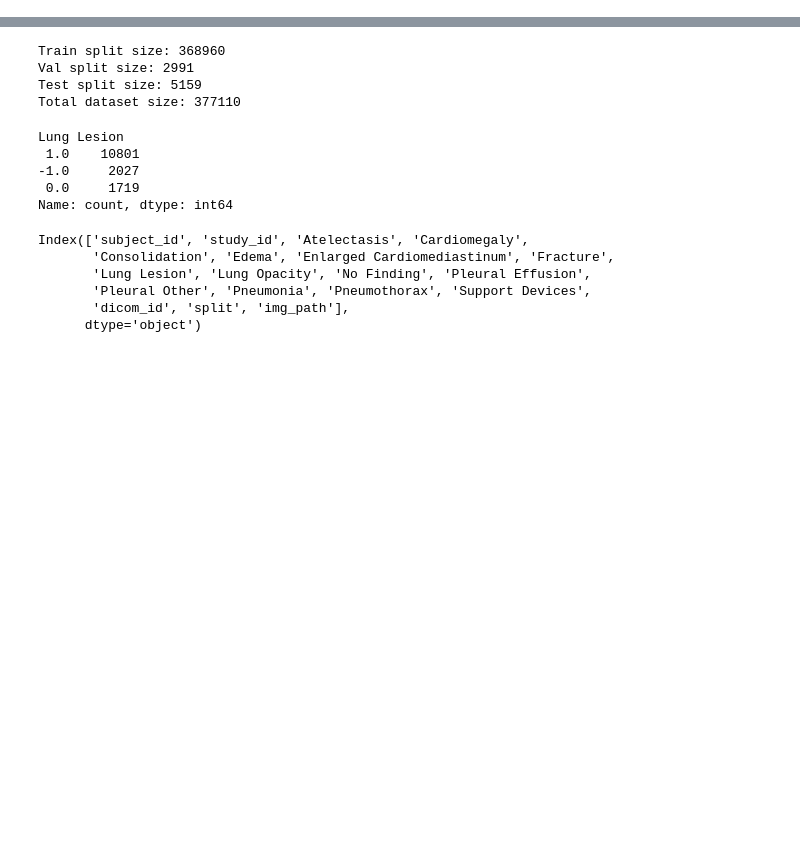
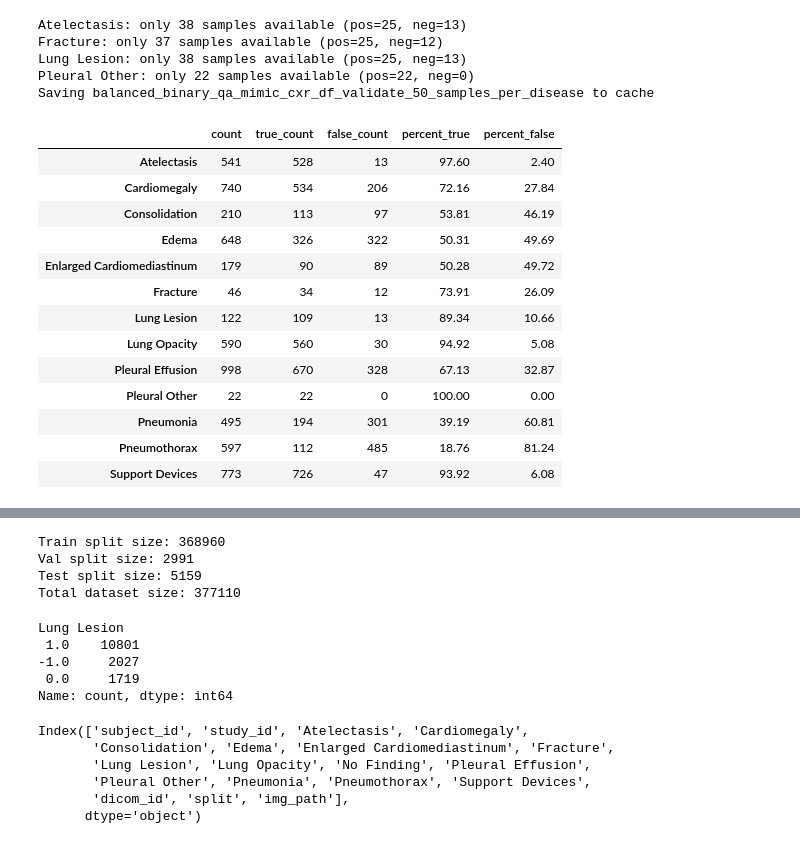
Before and after one commit to onurdenizguler/RewardingVisualDoubt, a Jupyter notebook: examinations/examine_mimic_cxr_dataset.ipynb, the cells around one changed output, grey strips where cells are left out. Saved outputs shown, nothing was run; the diff lists cells and outputs as text; code cells hidden in the pictures; blank space fills up the shorter version.

```diff
--- a/examinations/examine_mimic_cxr_dataset.ipynb
+++ b/examinations/examine_mimic_cxr_dataset.ipynb
@@ -13,0 +41,28 @@ mimic_cxr_df.head()
+# %%
+df = dataset.create_balanced_binary_qa_mimic_cxr_dataset_df(
+    mimic_cxr_df, split=dataset.DatasetSplit.VALIDATION, num_samples_per_disease=50
+)
+# %% [output]
+Atelectasis: only 38 samples available (pos=25, neg=13)
+Fracture: only 37 samples available (pos=25, neg=12)
+Lung Lesion: only 38 samples available (pos=25, neg=13)
+Pleural Other: only 22 samples available (pos=22, neg=0)
+Saving balanced_binary_qa_mimic_cxr_df_validate_50_samples_per_disease to cache
+# %%
+dataset_report = plot_mimic_cxr.create_binary_qa_dataset_report(df_melt)
+dataset_report["validate"]
+# %% [output]
+|  | count | true_count | false_count | percent_true | percent_false |
+| Atelectasis | 541 | 528 | 13 | 97.60 | 2.40 |
+| Cardiomegaly | 740 | 534 | 206 | 72.16 | 27.84 |
+| Consolidation | 210 | 113 | 97 | 53.81 | 46.19 |
+| Edema | 648 | 326 | 322 | 50.31 | 49.69 |
+| Enlarged Cardiomediastinum | 179 | 90 | 89 | 50.28 | 49.72 |
+| Fracture | 46 | 34 | 12 | 73.91 | 26.09 |
+| Lung Lesion | 122 | 109 | 13 | 89.34 | 10.66 |
+| Lung Opacity | 590 | 560 | 30 | 94.92 | 5.08 |
+| Pleural Effusion | 998 | 670 | 328 | 67.13 | 32.87 |
+| Pleural Other | 22 | 22 | 0 | 100.00 | 0.00 |
+| Pneumonia | 495 | 194 | 301 | 39.19 | 60.81 |
+| Pneumothorax | 597 | 112 | 485 | 18.76 | 81.24 |
+| Support Devices | 773 | 726 | 47 | 93.92 | 6.08 |
```
Also changed, not shown: parts of 15 cells of this notebook, 11 other files.
